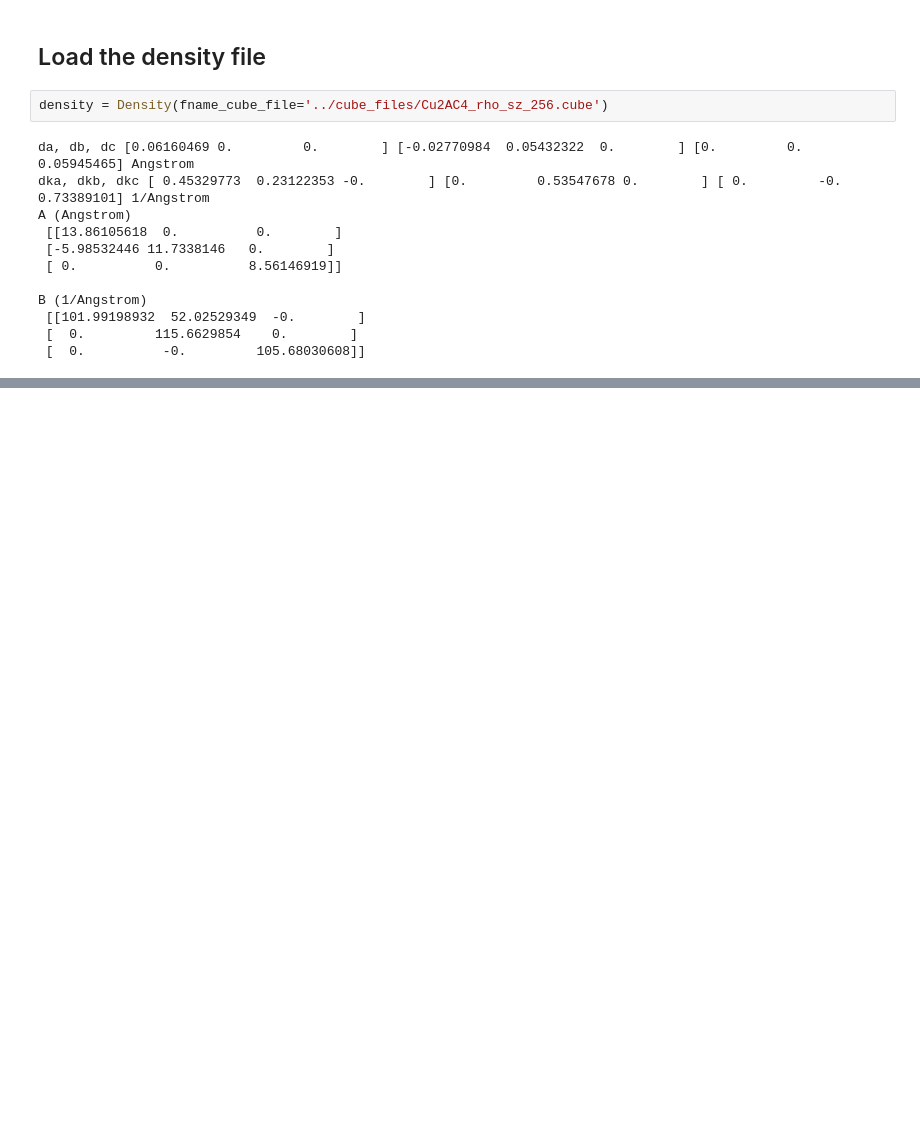
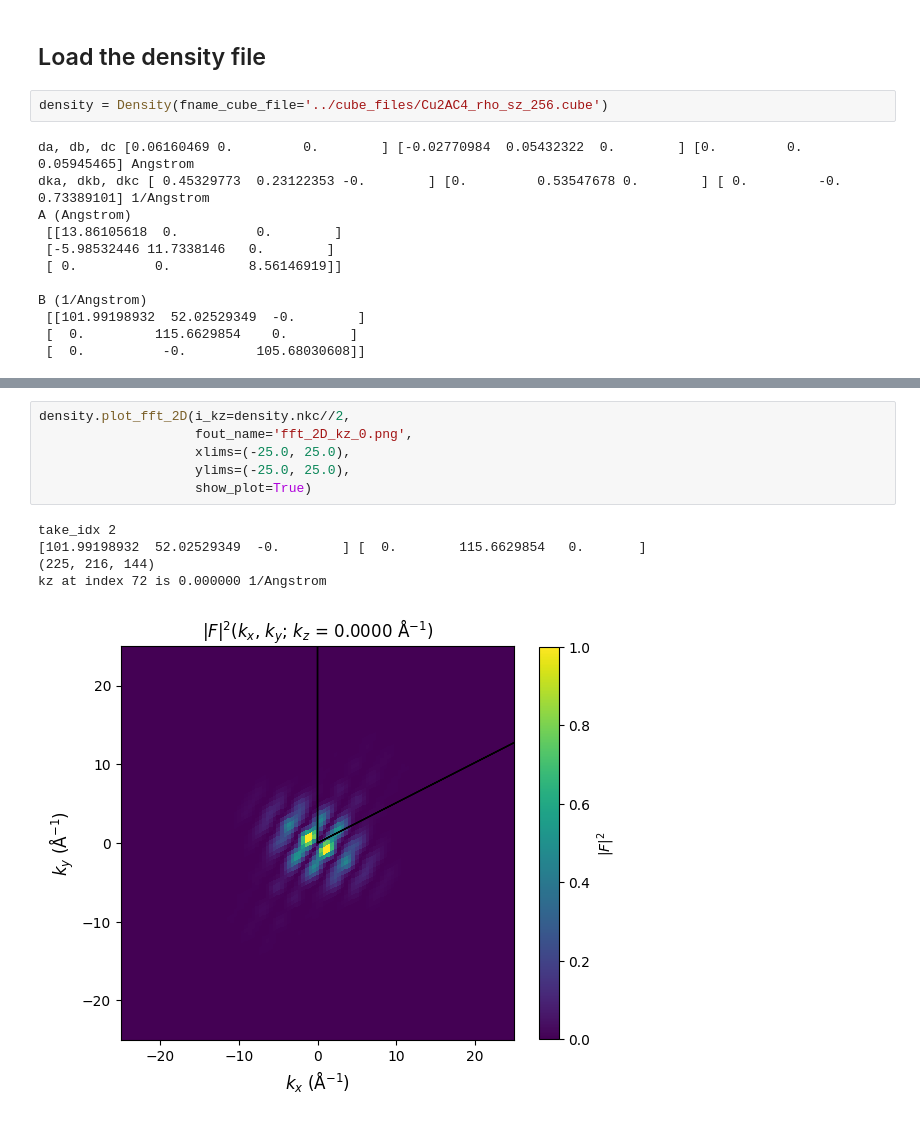
Before and after one commit to liborsold/fft_electronic_spin_density, a Jupyter notebook: examples/fft_examples.ipynb, the cells around one changed output, grey strips where cells are left out. Saved outputs shown, nothing was run; the diff lists cells and outputs as text; blank space fills up the shorter version.

```diff
--- a/examples/fft_examples.ipynb
+++ b/examples/fft_examples.ipynb
@@ -20,0 +37,12 @@ B (1/Angstrom)
+# %%
+density.plot_fft_2D(i_kz=density.nkc//2,
+                    fout_name='fft_2D_kz_0.png',
+                    xlims=(-25.0, 25.0),
+                    ylims=(-25.0, 25.0),
+                    show_plot=True)
+# %% [output]
+take_idx 2
+[101.99198932  52.02529349  -0.        ] [  0.        115.6629854   0.       ]
+(225, 216, 144)
+kz at index 72 is 0.000000 1/Angstrom
+[figure, added]
```
Also changed, not shown: parts of 25 cells of this notebook, 17 other files.
